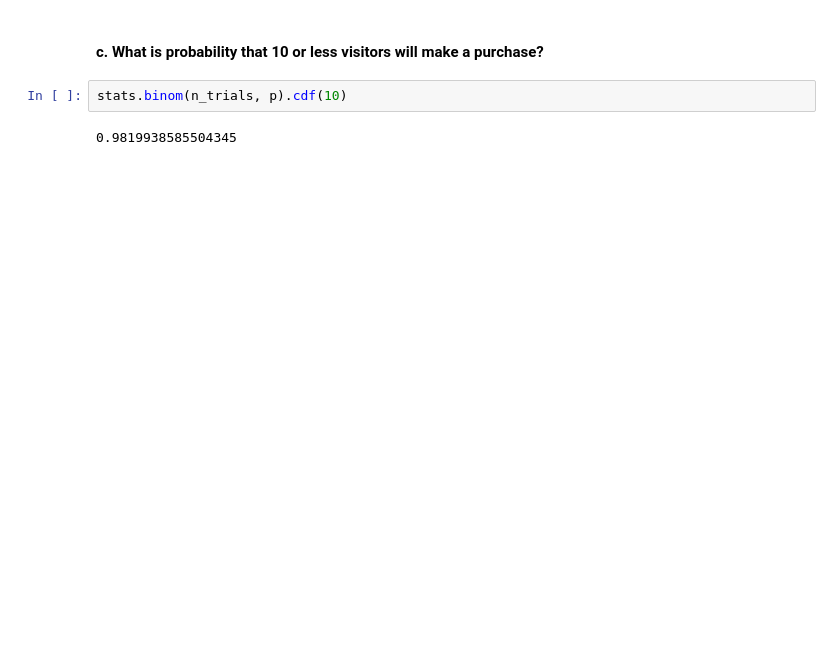
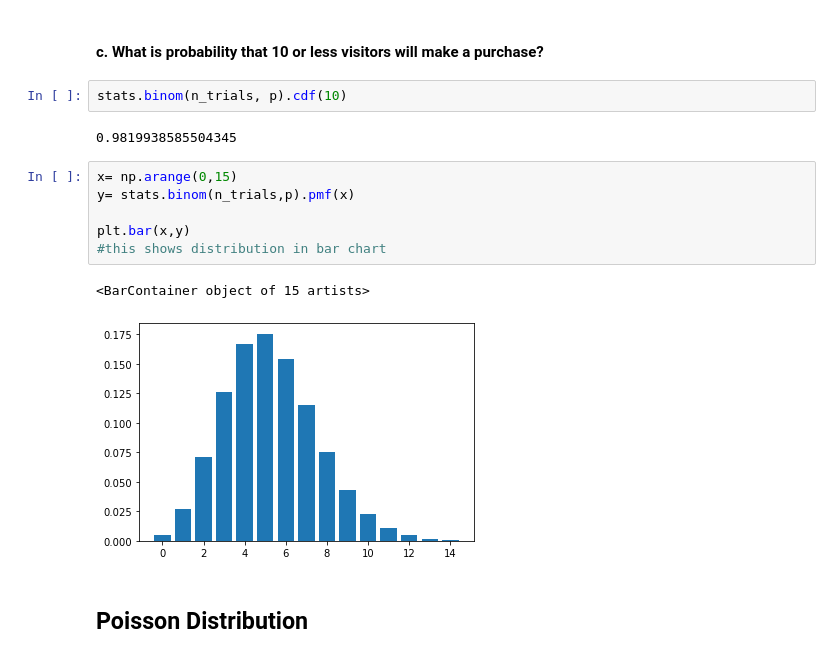
Before and after one commit to natasharivers/Statistics, a Jupyter notebook: Probability Distributions Notes.ipynb, the cells around one changed output. Cells and saved outputs as stored; diff of their text form; blank space fills up the shorter version.

```diff
--- a/Probability Distributions Notes.ipynb
+++ b/Probability Distributions Notes.ipynb
@@ -448,3 +448,15 @@ stats.binom(n_trials, p).sf(13)
 stats.binom(n_trials, p).cdf(10)
 # %% [output]
 0.9819938585504345
+# %%
+x= np.arange(0,15)
+y= stats.binom(n_trials,p).pmf(x)
+
+plt.bar(x,y)
+#this shows distribution in bar chart
+# %% [output]
+<BarContainer object of 15 artists>
+[figure, added]
+# %% [markdown]
+
+## Poisson Distribution
```
Also changed, not shown: parts of 16 cells of this notebook.
